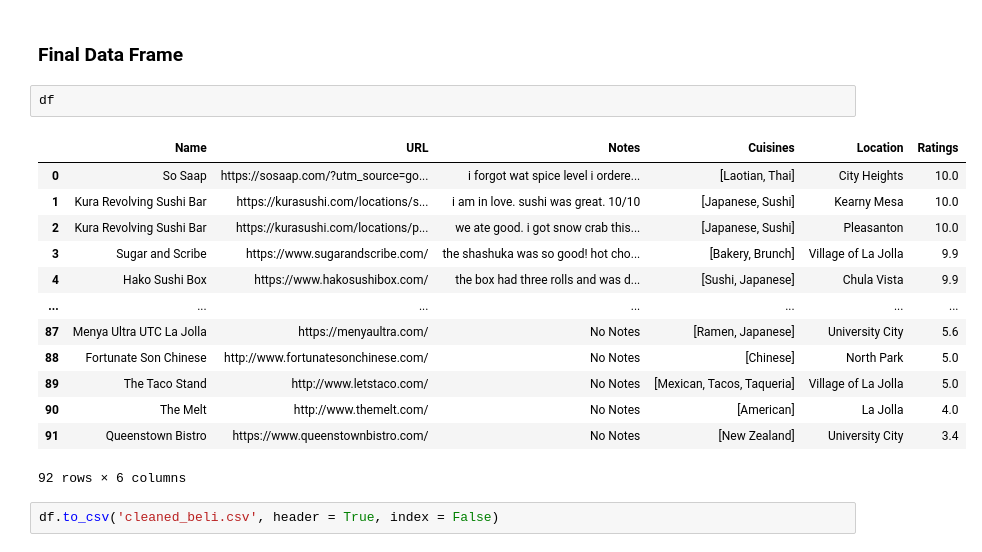
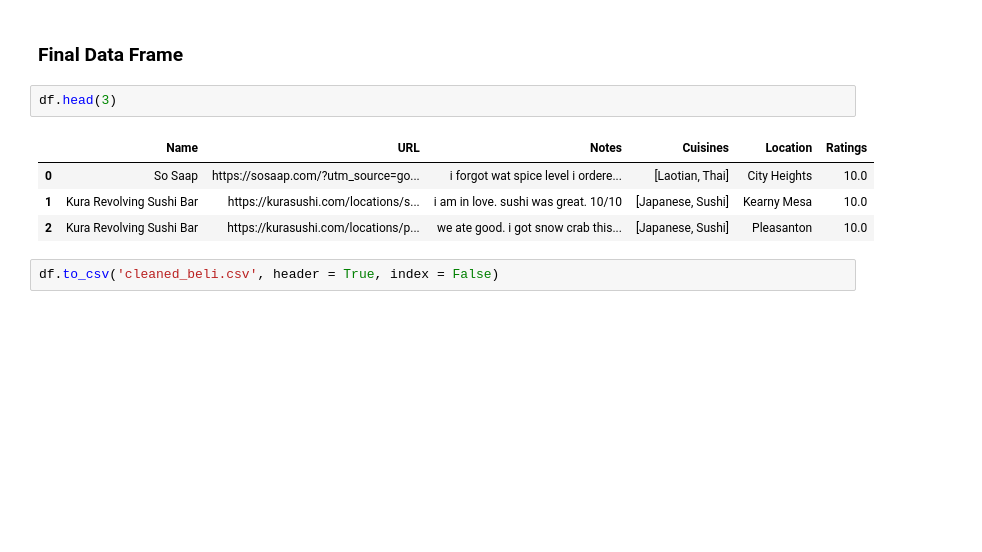
Before and after one commit to shreyamusini/Restaurant-Rating-Prediction, a Jupyter notebook: cleaning_EDA.ipynb, the cells around one changed output. Drawn from its saved outputs; the diff is of its cells as text; blank space fills up the shorter version.

```diff
--- a/cleaning_EDA.ipynb
+++ b/cleaning_EDA.ipynb
@@ -304,21 +170,12 @@ df
 # %% [markdown]
 ### Final Data Frame
 # %%
-df
+df.head(3)
 # %% [output]
 |  | Name | URL | Notes | Cuisines | Location | Ratings |
 | 0 | So Saap | https://sosaap.com/?utm_source=go... | i forgot wat spice level i ordere... | [Laotian, Thai] | City Heights | 10.0 |
 | 1 | Kura Revolving Sushi Bar | https://kurasushi.com/locations/s... | i am in love. sushi was great. 10/10 | [Japanese, Sushi] | Kearny Mesa | 10.0 |
 | 2 | Kura Revolving Sushi Bar | https://kurasushi.com/locations/p... | we ate good. i got snow crab this... | [Japanese, Sushi] | Pleasanton | 10.0 |
-| 3 | Sugar and Scribe | https://www.sugarandscribe.com/ | the shashuka was so good! hot cho... | [Bakery, Brunch] | Village of La Jolla | 9.9 |
-| 4 | Hako Sushi Box | https://www.hakosushibox.com/ | the box had three rolls and was d... | [Sushi, Japanese] | Chula Vista | 9.9 |
-| ... | ... | ... | ... | ... | ... | ... |
-| 87 | Menya Ultra UTC La Jolla | https://menyaultra.com/ | No Notes | [Ramen, Japanese] | University City | 5.6 |
-| 88 | Fortunate Son Chinese | http://www.fortunatesonchinese.com/ | No Notes | [Chinese] | North Park | 5.0 |
-| 89 | The Taco Stand | http://www.letstaco.com/ | No Notes | [Mexican, Tacos, Taqueria] | Village of La Jolla | 5.0 |
-| 90 | The Melt | http://www.themelt.com/ | No Notes | [American] | La Jolla | 4.0 |
-| 91 | Queenstown Bistro | https://www.queenstownbistro.com/ | No Notes | [New Zealand] | University City | 3.4 |
-92 rows × 6 columns
 # %%
 df.to_csv('cleaned_beli.csv', header = True, index = False)
 # %% [markdown]
```
Also changed, not shown: parts of 17 cells of this notebook, 1 other file.
